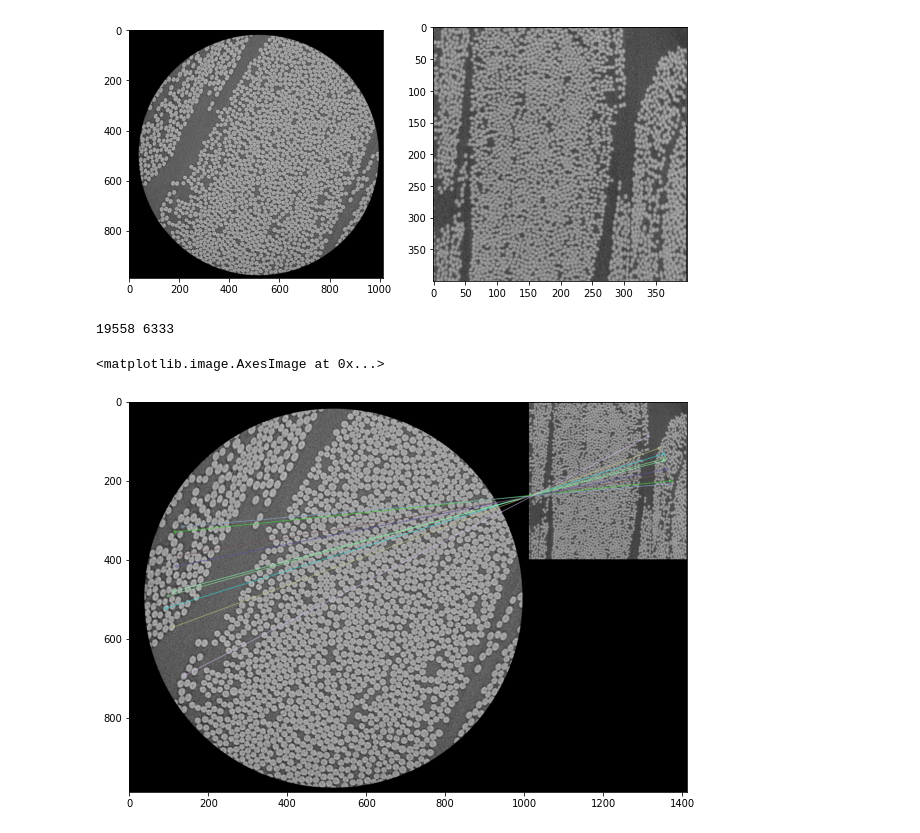
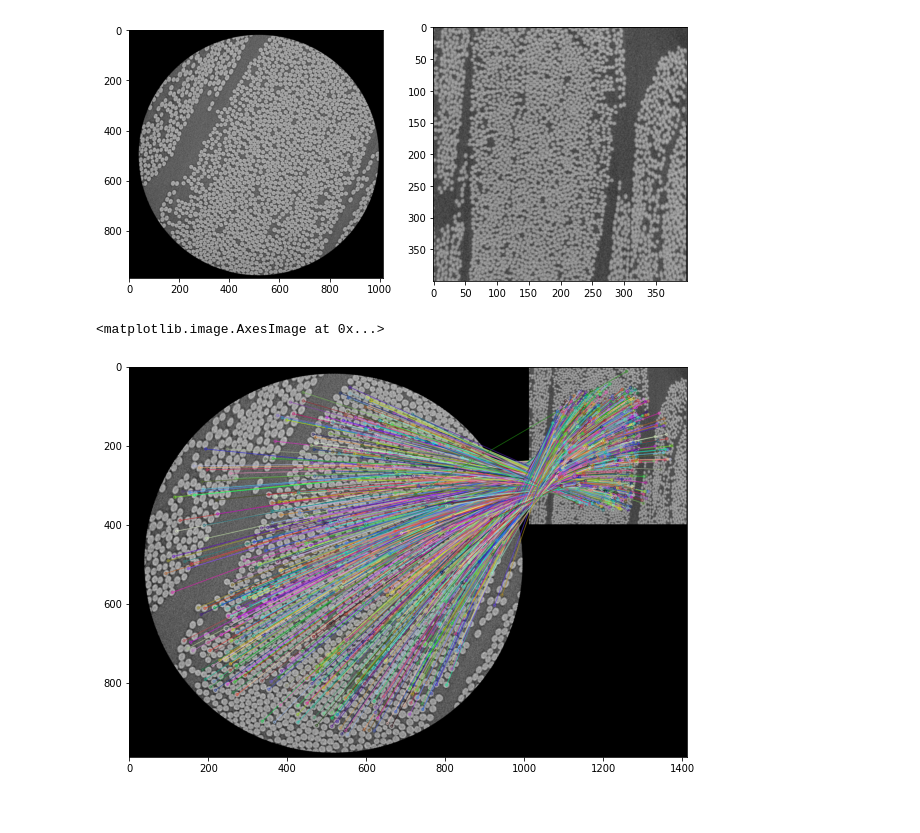
Before and after one commit to Moesen/AdvancedImageAnalysis, a Jupyter notebook: exercises/week4/feature_based_registration.ipynb, the cells around one changed output. Saved outputs shown, nothing was run; the diff lists cells and outputs as text; code cells hidden in the pictures.

```diff
--- a/exercises/week4/feature_based_registration.ipynb
+++ b/exercises/week4/feature_based_registration.ipynb
@@ -51,18 +56,16 @@ kp2, des2 = sift.detectAndCompute(img2, None)
 # %%
 bf = cv2.BFMatcher()
 
 # Apply ratio test
 matches = []
 threshold = .6
 for m, n in bf.knnMatch(des1, des2, k=2):
     if m.distance < threshold * n.distance:
         matches.append([m])
-print(len(des1), len(des2))
 
-img_compare = cv2.drawMatchesKnn(img1, kp1, img2, kp2, matches[:10], None, flags=2)
+img_compare = cv2.drawMatchesKnn(img1, kp1, img2, kp2, matches, None, flags=2)
 plt.figure(figsize=(10, 10))
 plt.imshow(img_compare)
 # %% [output]
-19558 6333
+<matplotlib.image.AxesImage at 0x...>
-<matplotlib.image.AxesImage at 0x...>
-[figure, old version]
+[figure, new version]
```
Also changed, not shown: parts of 6 cells of this notebook.
